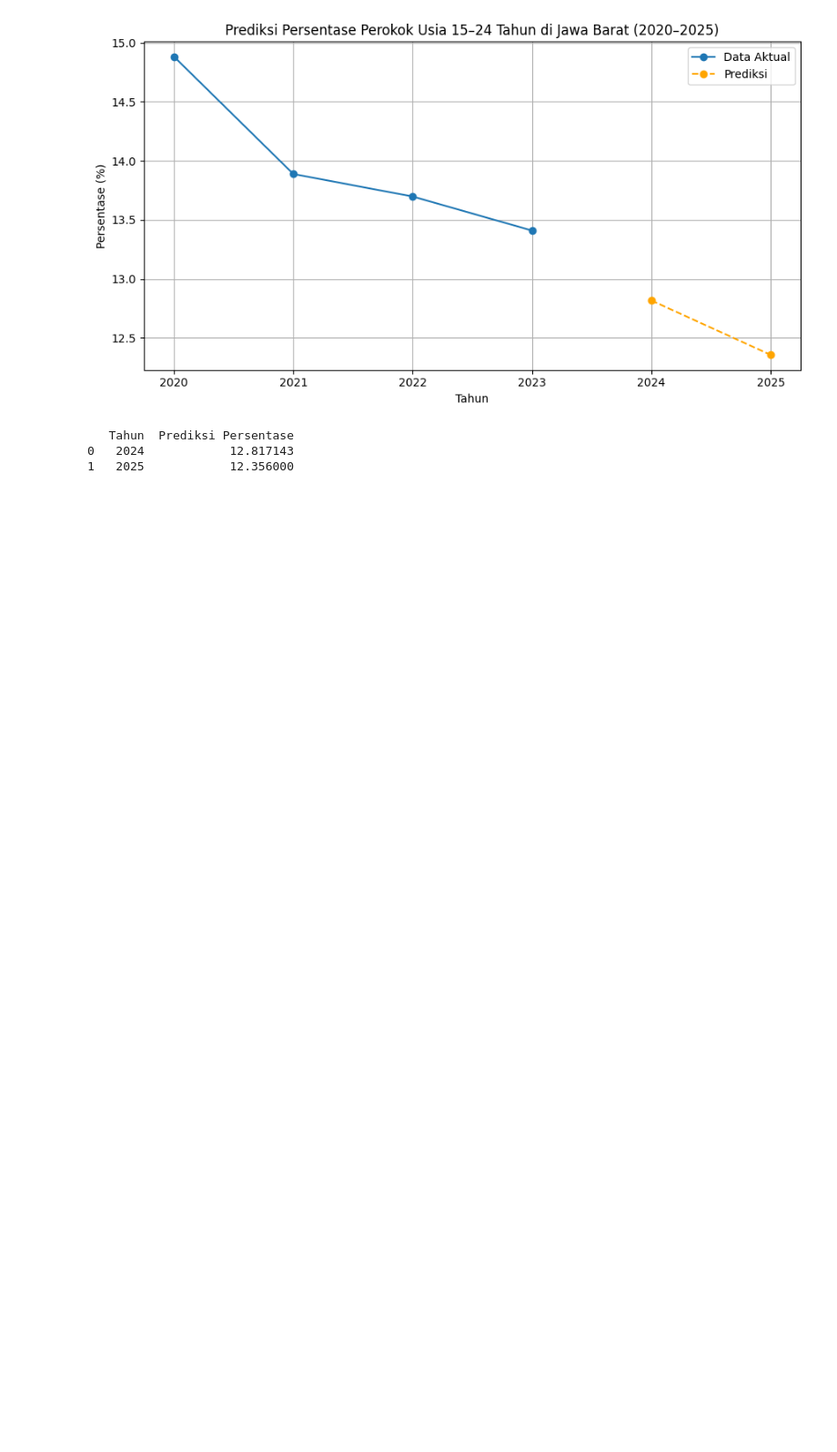
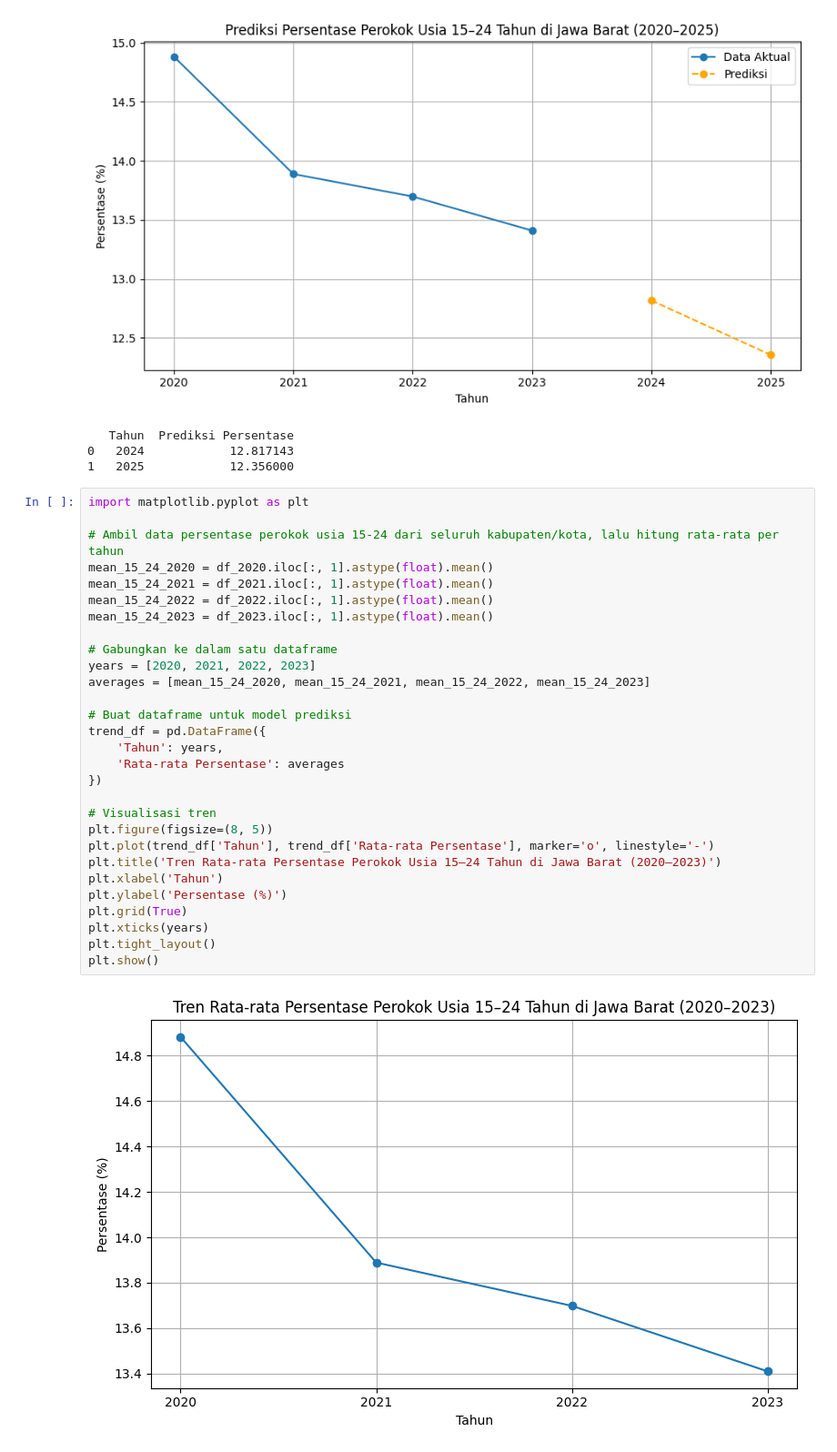
Before and after one commit to FlameMeta/DataScience_Python, a Jupyter notebook: analize.ipynb, the cells around one changed output. Shown: that part at 91% size. Cells and saved outputs as stored; diff of their text form; blank space fills up the shorter version.

Commit message:
penambahan graph hipotesaa untuk pendukung

```diff
--- a/analize.ipynb
+++ b/analize.ipynb
@@ -198,3 +198,34 @@ print(predicted_df)
    Tahun  Prediksi Persentase
 0   2024            12.817143
 1   2025            12.356000
+# %%
+import matplotlib.pyplot as plt
+
+# Ambil data persentase perokok usia 15-24 dari seluruh kabupaten/kota, lalu hitung rata-rata per tahun
+mean_15_24_2020 = df_2020.iloc[:, 1].astype(float).mean()
+mean_15_24_2021 = df_2021.iloc[:, 1].astype(float).mean()
+mean_15_24_2022 = df_2022.iloc[:, 1].astype(float).mean()
+mean_15_24_2023 = df_2023.iloc[:, 1].astype(float).mean()
+
+# Gabungkan ke dalam satu dataframe
+years = [2020, 2021, 2022, 2023]
+averages = [mean_15_24_2020, mean_15_24_2021, mean_15_24_2022, mean_15_24_2023]
+
+# Buat dataframe untuk model prediksi
+trend_df = pd.DataFrame({
+    'Tahun': years,
+    'Rata-rata Persentase': averages
+})
+
+# Visualisasi tren
+plt.figure(figsize=(8, 5))
+plt.plot(trend_df['Tahun'], trend_df['Rata-rata Persentase'], marker='o', linestyle='-')
+plt.title('Tren Rata-rata Persentase Perokok Usia 15–24 Tahun di Jawa Barat (2020–2023)')
+plt.xlabel('Tahun')
+plt.ylabel('Persentase (%)')
+plt.grid(True)
+plt.xticks(years)
+plt.tight_layout()
+plt.show()
+# %% [output]
+[figure, added]
```
